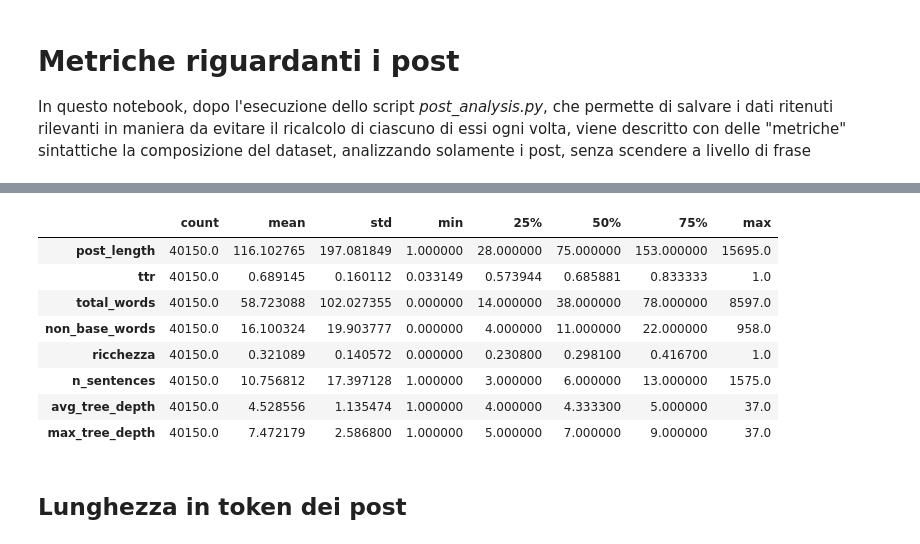
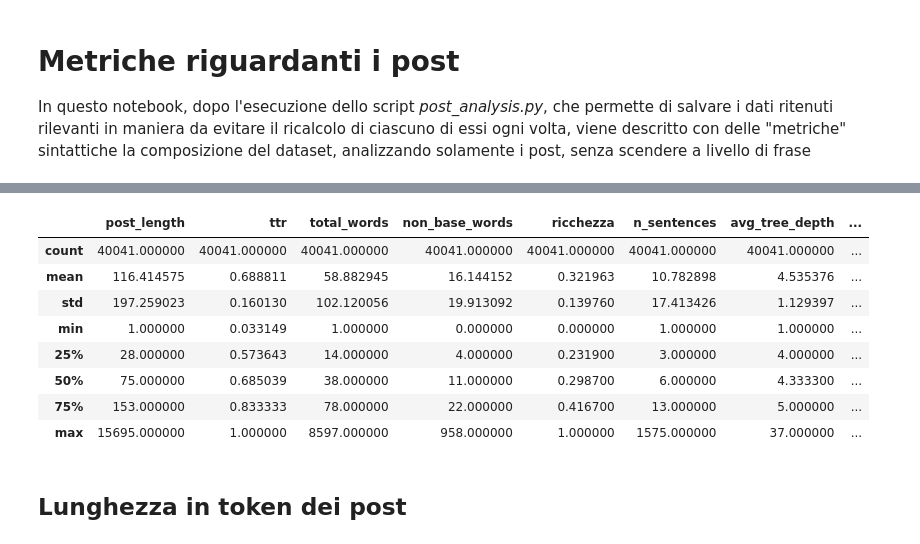
Before and after one commit to in-bloom/progetto_tirocinio, a Jupyter notebook: notebooks/2_analisi_post.ipynb, the cells around one changed output, grey strips where cells are left out. Cells and saved outputs as stored; diff of their text form; code cells hidden in the pictures.

```diff
--- a/notebooks/2_analisi_post.ipynb
+++ b/notebooks/2_analisi_post.ipynb
@@ -7,6 +7,7 @@ In questo notebook, dopo l'esecuzione dello script _post_analysis.py_, che perme
 import pandas as pd
 
 data = pd.read_csv('../data/analysis/post_analysis.csv')
+data = data.drop(data[data.total_words == 0].index)
 
 data.head(5)
 # %% [output]
@@ -19,26 +20,26 @@ data.head(5)
 # %%
 cols = [
     "post_length",
     "ttr",
     "total_words",
     "non_base_words",
     "ricchezza",
     "n_sentences",
     "avg_tree_depth",
     "max_tree_depth"
 ]
 
-data[cols].describe().T
+data[cols].describe()
 # %% [output]
-|  | count | mean | std | min | 25% | 50% | 75% | max |
-| post_length | 40150.0 | 116.102765 | 197.081849 | 1.000000 | 28.000000 | 75.000000 | 153.000000 | 15695.0 |
-| ttr | 40150.0 | 0.689145 | 0.160112 | 0.033149 | 0.573944 | 0.685881 | 0.833333 | 1.0 |
-| total_words | 40150.0 | 58.723088 | 102.027355 | 0.000000 | 14.000000 | 38.000000 | 78.000000 | 8597.0 |
-| non_base_words | 40150.0 | 16.100324 | 19.903777 | 0.000000 | 4.000000 | 11.000000 | 22.000000 | 958.0 |
-| ricchezza | 40150.0 | 0.321089 | 0.140572 | 0.000000 | 0.230800 | 0.298100 | 0.416700 | 1.0 |
-| n_sentences | 40150.0 | 10.756812 | 17.397128 | 1.000000 | 3.000000 | 6.000000 | 13.000000 | 1575.0 |
-| avg_tree_depth | 40150.0 | 4.528556 | 1.135474 | 1.000000 | 4.000000 | 4.333300 | 5.000000 | 37.0 |
-| max_tree_depth | 40150.0 | 7.472179 | 2.586800 | 1.000000 | 5.000000 | 7.000000 | 9.000000 | 37.0 |
+|  | post_length | ttr | total_words | non_base_words | ricchezza | n_sentences | avg_tree_depth | ... |
+| count | 40041.000000 | 40041.000000 | 40041.000000 | 40041.000000 | 40041.000000 | 40041.000000 | 40041.000000 | ... |
+| mean | 116.414575 | 0.688811 | 58.882945 | 16.144152 | 0.321963 | 10.782898 | 4.535376 | ... |
+| std | 197.259023 | 0.160130 | 102.120056 | 19.913092 | 0.139760 | 17.413426 | 1.129397 | ... |
+| min | 1.000000 | 0.033149 | 1.000000 | 0.000000 | 0.000000 | 1.000000 | 1.000000 | ... |
+| 25% | 28.000000 | 0.573643 | 14.000000 | 4.000000 | 0.231900 | 3.000000 | 4.000000 | ... |
+| 50% | 75.000000 | 0.685039 | 38.000000 | 11.000000 | 0.298700 | 6.000000 | 4.333300 | ... |
+| 75% | 153.000000 | 0.833333 | 78.000000 | 22.000000 | 0.416700 | 13.000000 | 5.000000 | ... |
+| max | 15695.000000 | 1.000000 | 8597.000000 | 958.000000 | 1.000000 | 1575.000000 | 37.000000 | ... |
 # %% [markdown]
 ## Lunghezza in token dei post
 # %%
```
Also changed, not shown: parts of 5 cells of this notebook.
